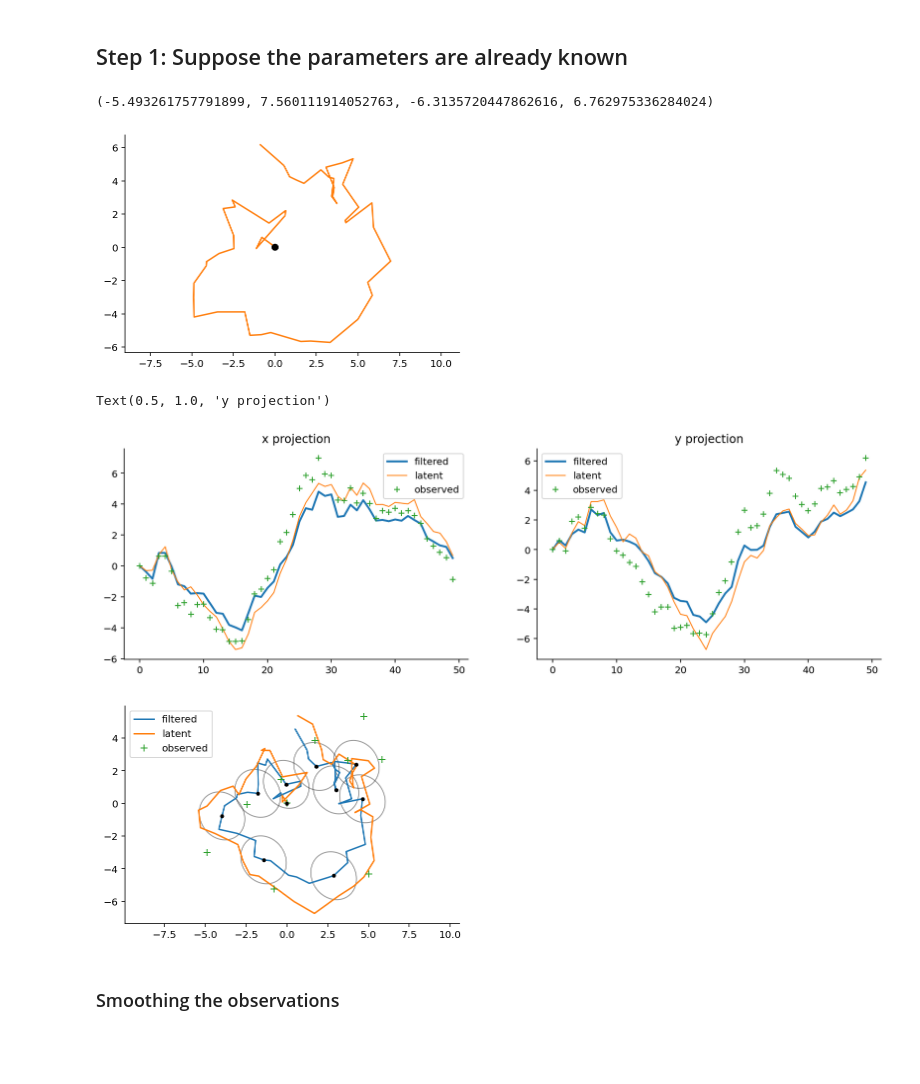
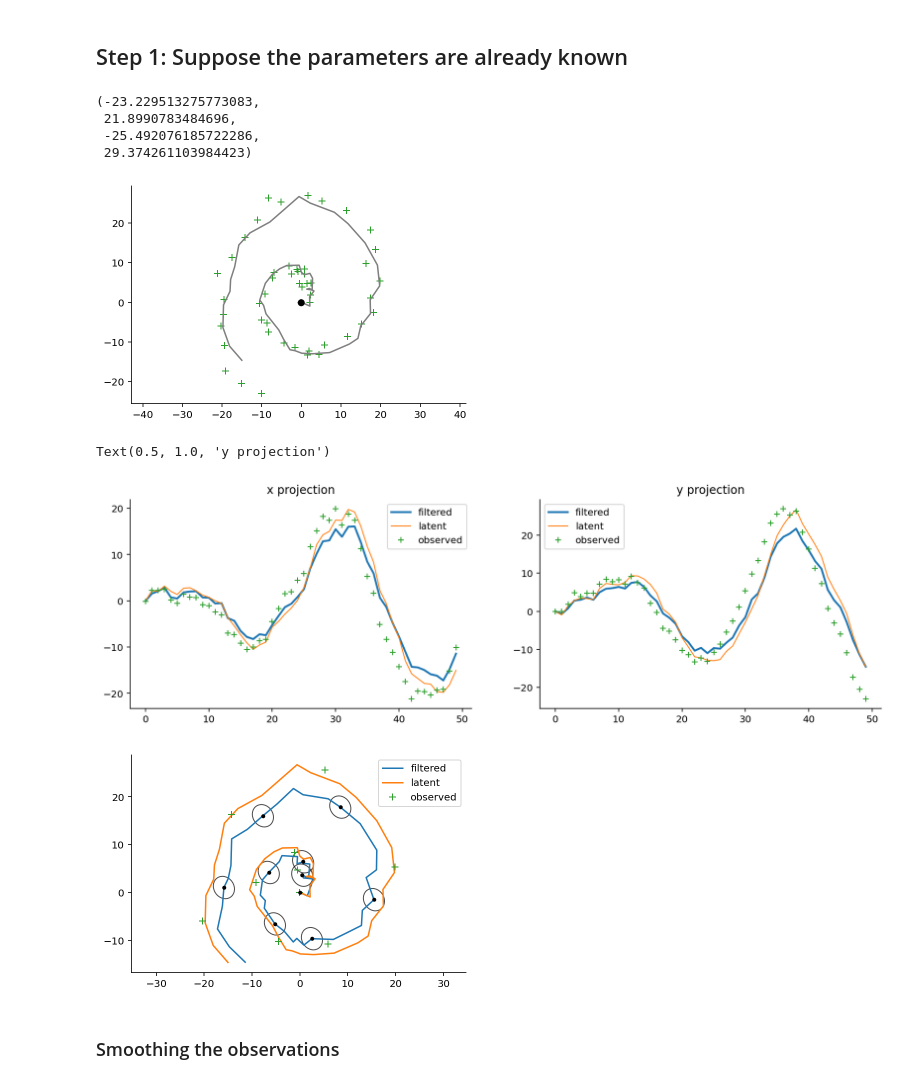
Before and after one commit to gerdm/msc-dissertation, a Jupyter notebook: notebooks/kalman-filter.ipynb, the cells around one changed output. Cells and saved outputs as stored; diff of their text form; code cells hidden in the pictures; blank space fills up the shorter version.

```diff
--- a/notebooks/kalman-filter.ipynb
+++ b/notebooks/kalman-filter.ipynb
@@ -70,7 +70,7 @@ def lds_sample(μ0, V0, A, C, Γ, Σ, n_sims, n_steps, T, noisy_init=True):
     sol_obs[:, 0, :] = np.einsum("ij,sj->si", C, z0)
 
     zn = z0
-    xn = np.einsum("ij,sj->si", C, z0)
+    xn = np.einsum("ij,sj->si", C, z0) + obs_rvs[:, 0, :] * np.sqrt(dt)
 
     sol_latent[:, 0, :] = zn
     sol_obs[:, 0, :] = xn
@@ -153,9 +153,9 @@ ax[1].set_title("$y$ projection", fontsize=15);
 V0 = np.array([[1, 0], [0, 1]]) / 1000
 
 A = np.array([
-    [0, -1.5],
-    [0.8, 0]
-]) / 3
+    [-0, -1],
+    [1, 0]
+]) / 2
 
 C = np.array([
     [1, -0.3],
@@ -164,34 +164,33 @@ C = np.array([
 
 
 # high-variance configuration
-Γ = np.eye(2) * 1
+Γ = np.eye(2) * 2
 Σ = np.eye(2) * 5
 
 # low-variance configuration
-Γ = np.eye(2) / 1
-Σ = np.eye(2) / 3
+Γ = np.eye(2) * 3
+Σ = np.eye(2) * 0.8
 
-# Σ = np.array([
-#     [0.7,  -0.1],
-#     [-0.5, 0.5]
-# ])
-# Σ = Σ @ Σ.T
 
 muv = np.zeros(4)
 zeros = np.zeros((2, 2))
 
 np.random.seed(314)
 n_sims, n_steps = 5, 50
-T = 19
+T = 20
 latent, obs = lds_sample(μ0, V0, A, C, Γ, Σ, n_sims, n_steps, T)
 
 Z = latent[nsim]
 X = obs[nsim]
 
 plt.scatter(*X[0, :], c="black", zorder=2)
-plt.plot(*X.T, c="tab:orange", zorder=1)
+plt.plot(*X.T, c="tab:green", zorder=1, linewidth=0, marker="+", markersize=7)
+plt.plot(*Z.T, c="tab:gray", zorder=1)
 plt.axis("equal")
 # %% [output]
-(-5.493261757791899, 7.560111914052763, -6.3135720447862616, 6.762975336284024)
+(-23.229513275773083,
+ 21.8990783484696,
+ -25.492076185722286,
+ 29.374261103984423)
-[figure, old version]
+[figure, new version]
 # %%
@@ -245,21 +245,21 @@ ax[1].legend()
 ax[1].set_title("y projection")
 # %% [output]
 Text(0.5, 1.0, 'y projection')
-[figure, old version]
+[figure, new version]
 # %%
 fig, ax = plt.subplots()
 
 ax.plot(*μ_hist.T, label="filtered")
 ax.plot(*Z.T, label="latent")
 ax.plot(*X[::5].T, markersize=7, linewidth=0, marker="+", label="observed")
 
 for μn, Vn in zip(μ_hist[::5], V_hist[::5]):
-    plot_ellipse(Vn, μn, ax, n_std=3, alpha=0.4)
+    plot_ellipse(Vn, μn, ax, n_std=3, alpha=0.7)
 
 plt.legend()
 plt.axis("equal");
 # %% [output]
-[figure, old version]
+[figure, new version]
 # %% [markdown]
 ### Smoothing the observations
 # %%
```
Also changed, not shown: parts of 9 cells of this notebook.
